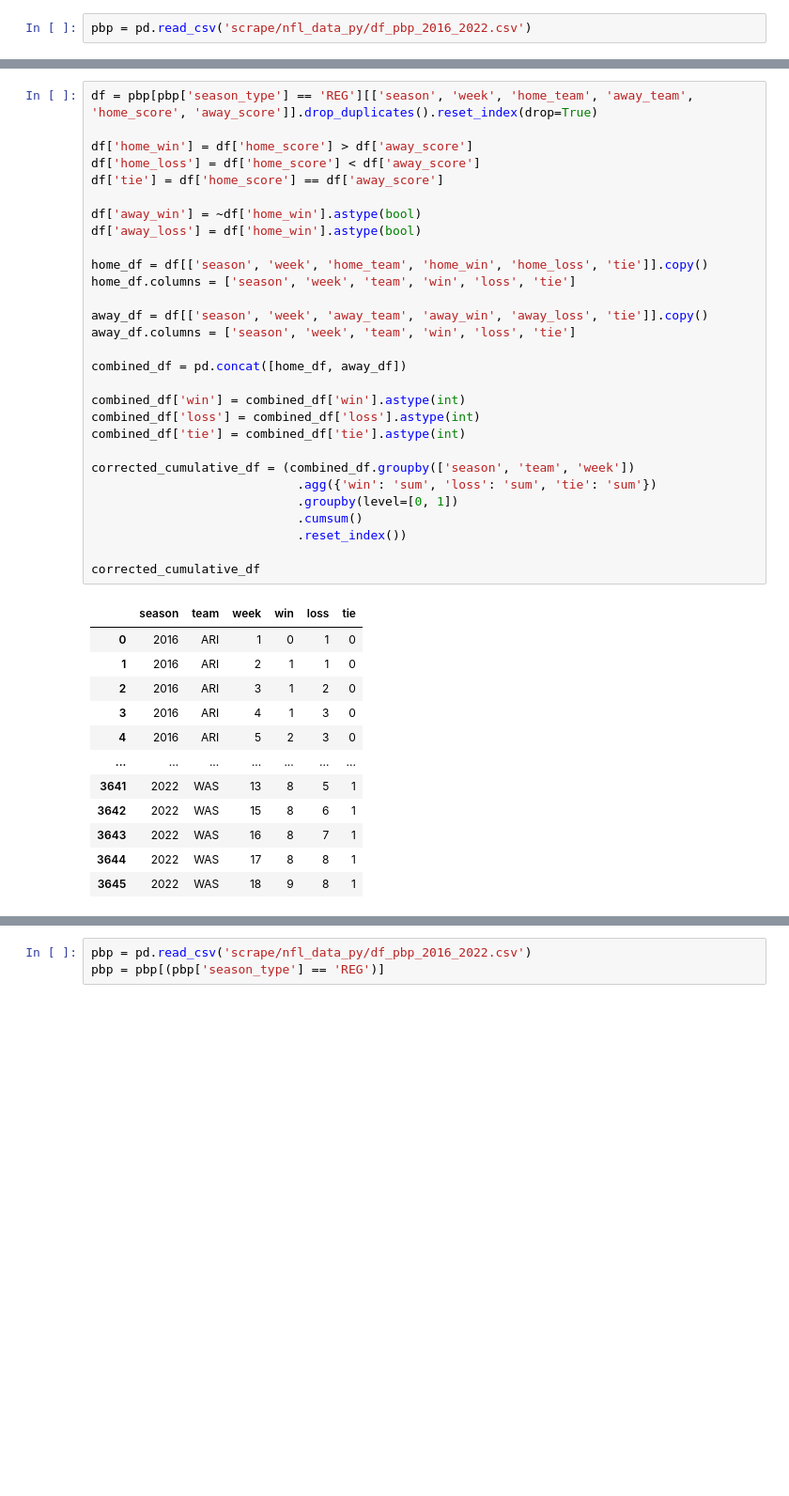
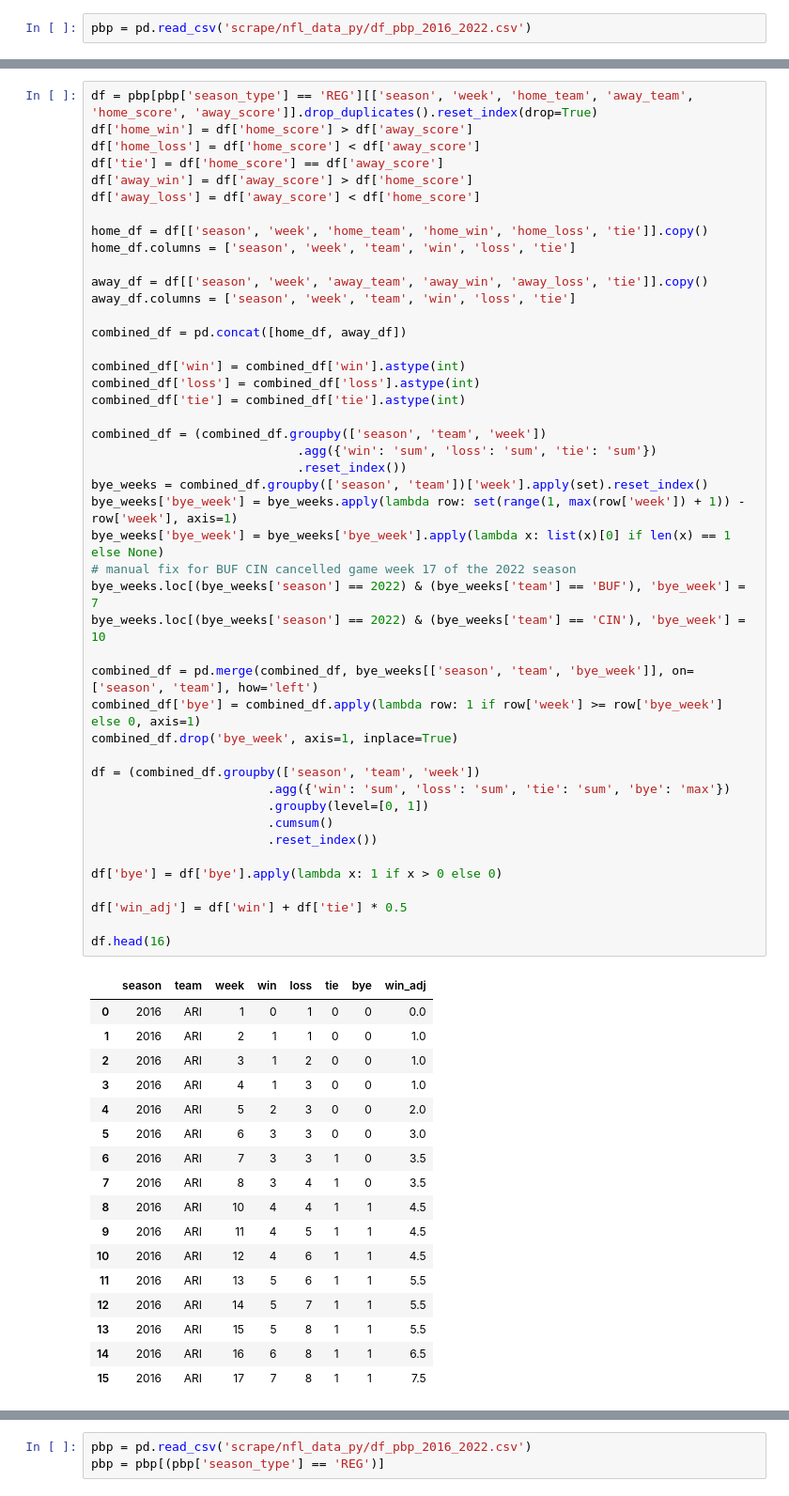
Before and after one commit to gbellamy512/projects, a Jupyter notebook: epa_eda.ipynb, the cells around one changed output, grey strips where cells are left out. Shown at 94% size. Cells and saved outputs as stored; diff of their text form; blank space fills up the shorter version.

```diff
--- a/epa_eda.ipynb
+++ b/epa_eda.ipynb
@@ -500,42 +494,63 @@ post_season_teams
 # %%
 df = pbp[pbp['season_type'] == 'REG'][['season', 'week', 'home_team', 'away_team', 'home_score', 'away_score']].drop_duplicates().reset_index(drop=True)
-
 df['home_win'] = df['home_score'] > df['away_score']
 df['home_loss'] = df['home_score'] < df['away_score']
 df['tie'] = df['home_score'] == df['away_score']
-
-df['away_win'] = ~df['home_win'].astype(bool)
-df['away_loss'] = df['home_win'].astype(bool)
+df['away_win'] = df['away_score'] > df['home_score']
+df['away_loss'] = df['away_score'] < df['home_score']
 
 home_df = df[['season', 'week', 'home_team', 'home_win', 'home_loss', 'tie']].copy()
 home_df.columns = ['season', 'week', 'team', 'win', 'loss', 'tie']
 
 away_df = df[['season', 'week', 'away_team', 'away_win', 'away_loss', 'tie']].copy()
 away_df.columns = ['season', 'week', 'team', 'win', 'loss', 'tie']
 
 combined_df = pd.concat([home_df, away_df])
 
 combined_df['win'] = combined_df['win'].astype(int)
 combined_df['loss'] = combined_df['loss'].astype(int)
 combined_df['tie'] = combined_df['tie'].astype(int)
 
-corrected_cumulative_df = (combined_df.groupby(['season', 'team', 'week'])
+combined_df = (combined_df.groupby(['season', 'team', 'week'])
                             .agg({'win': 'sum', 'loss': 'sum', 'tie': 'sum'})
-                            .groupby(level=[0, 1])
-                            .cumsum()
                             .reset_index())
+bye_weeks = combined_df.groupby(['season', 'team'])['week'].apply(set).reset_index()
+bye_weeks['bye_week'] = bye_weeks.apply(lambda row: set(range(1, max(row['week']) + 1)) - row['week'], axis=1)
+bye_weeks['bye_week'] = bye_weeks['bye_week'].apply(lambda x: list(x)[0] if len(x) == 1 else None)
+# manual fix for BUF CIN cancelled game week 17 of the 2022 season
+bye_weeks.loc[(bye_weeks['season'] == 2022) & (bye_weeks['team'] == 'BUF'), 'bye_week'] = 7
+bye_weeks.loc[(bye_weeks['season'] == 2022) & (bye_weeks['team'] == 'CIN'), 'bye_week'] = 10
 
-corrected_cumulative_df
+combined_df = pd.merge(combined_df, bye_weeks[['season', 'team', 'bye_week']], on=['season', 'team'], how='left')
+combined_df['bye'] = combined_df.apply(lambda row: 1 if row['week'] >= row['bye_week'] else 0, axis=1)
+combined_df.drop('bye_week', axis=1, inplace=True)
+
+df = (combined_df.groupby(['season', 'team', 'week'])
+                        .agg({'win': 'sum', 'loss': 'sum', 'tie': 'sum', 'bye': 'max'})
+                        .groupby(level=[0, 1])
+                        .cumsum()
+                        .reset_index())
+
+df['bye'] = df['bye'].apply(lambda x: 1 if x > 0 else 0)
+
+df['win_adj'] = df['win'] + df['tie'] * 0.5
+
+df.head(16)
 # %% [output]
-|  | season | team | week | win | loss | tie |
-| 0 | 2016 | ARI | 1 | 0 | 1 | 0 |
-| 1 | 2016 | ARI | 2 | 1 | 1 | 0 |
-| 2 | 2016 | ARI | 3 | 1 | 2 | 0 |
-| 3 | 2016 | ARI | 4 | 1 | 3 | 0 |
-| 4 | 2016 | ARI | 5 | 2 | 3 | 0 |
-| ... | ... | ... | ... | ... | ... | ... |
-| 3641 | 2022 | WAS | 13 | 8 | 5 | 1 |
-| 3642 | 2022 | WAS | 15 | 8 | 6 | 1 |
-| 3643 | 2022 | WAS | 16 | 8 | 7 | 1 |
-| 3644 | 2022 | WAS | 17 | 8 | 8 | 1 |
-| 3645 | 2022 | WAS | 18 | 9 | 8 | 1 |
+|  | season | team | week | win | loss | tie | bye | win_adj |
+| 0 | 2016 | ARI | 1 | 0 | 1 | 0 | 0 | 0.0 |
+| 1 | 2016 | ARI | 2 | 1 | 1 | 0 | 0 | 1.0 |
+| 2 | 2016 | ARI | 3 | 1 | 2 | 0 | 0 | 1.0 |
+| 3 | 2016 | ARI | 4 | 1 | 3 | 0 | 0 | 1.0 |
+| 4 | 2016 | ARI | 5 | 2 | 3 | 0 | 0 | 2.0 |
+| 5 | 2016 | ARI | 6 | 3 | 3 | 0 | 0 | 3.0 |
+| 6 | 2016 | ARI | 7 | 3 | 3 | 1 | 0 | 3.5 |
+| 7 | 2016 | ARI | 8 | 3 | 4 | 1 | 0 | 3.5 |
+| 8 | 2016 | ARI | 10 | 4 | 4 | 1 | 1 | 4.5 |
+| 9 | 2016 | ARI | 11 | 4 | 5 | 1 | 1 | 4.5 |
+| 10 | 2016 | ARI | 12 | 4 | 6 | 1 | 1 | 4.5 |
+| 11 | 2016 | ARI | 13 | 5 | 6 | 1 | 1 | 5.5 |
+| 12 | 2016 | ARI | 14 | 5 | 7 | 1 | 1 | 5.5 |
+| 13 | 2016 | ARI | 15 | 5 | 8 | 1 | 1 | 5.5 |
+| 14 | 2016 | ARI | 16 | 6 | 8 | 1 | 1 | 6.5 |
+| 15 | 2016 | ARI | 17 | 7 | 8 | 1 | 1 | 7.5 |
```
Also changed, not shown: parts of 8 cells of this notebook.
